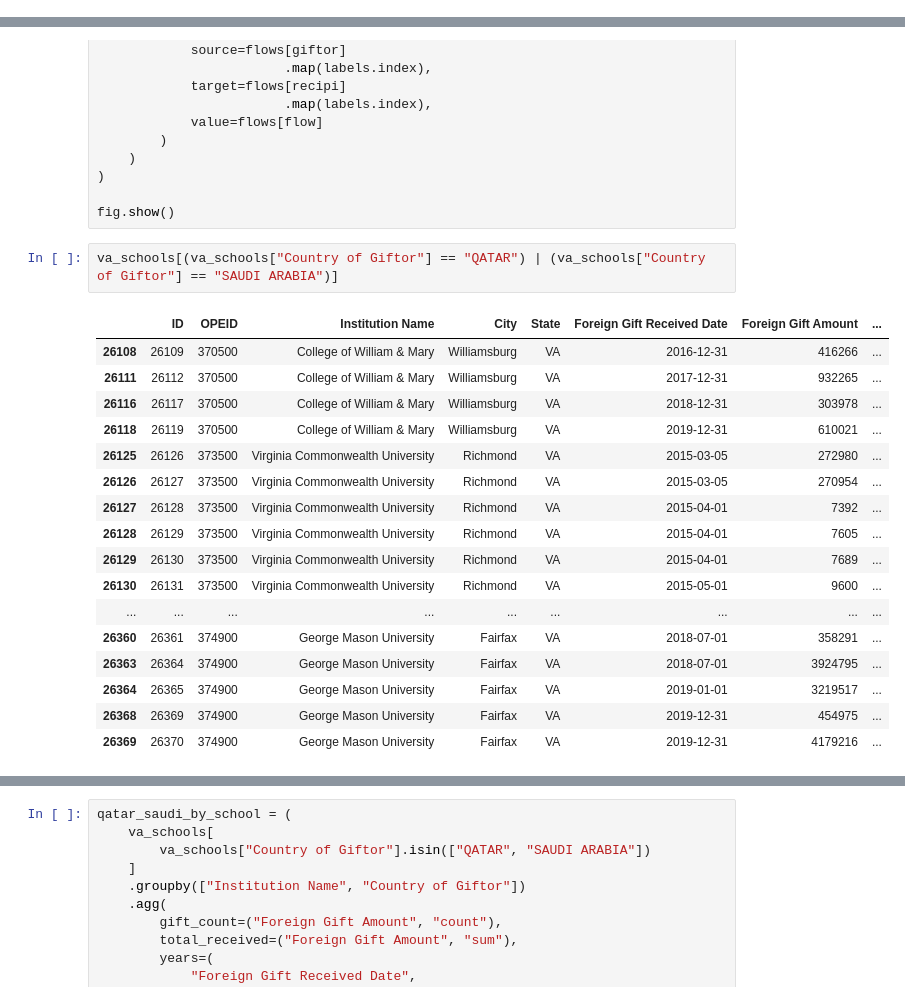
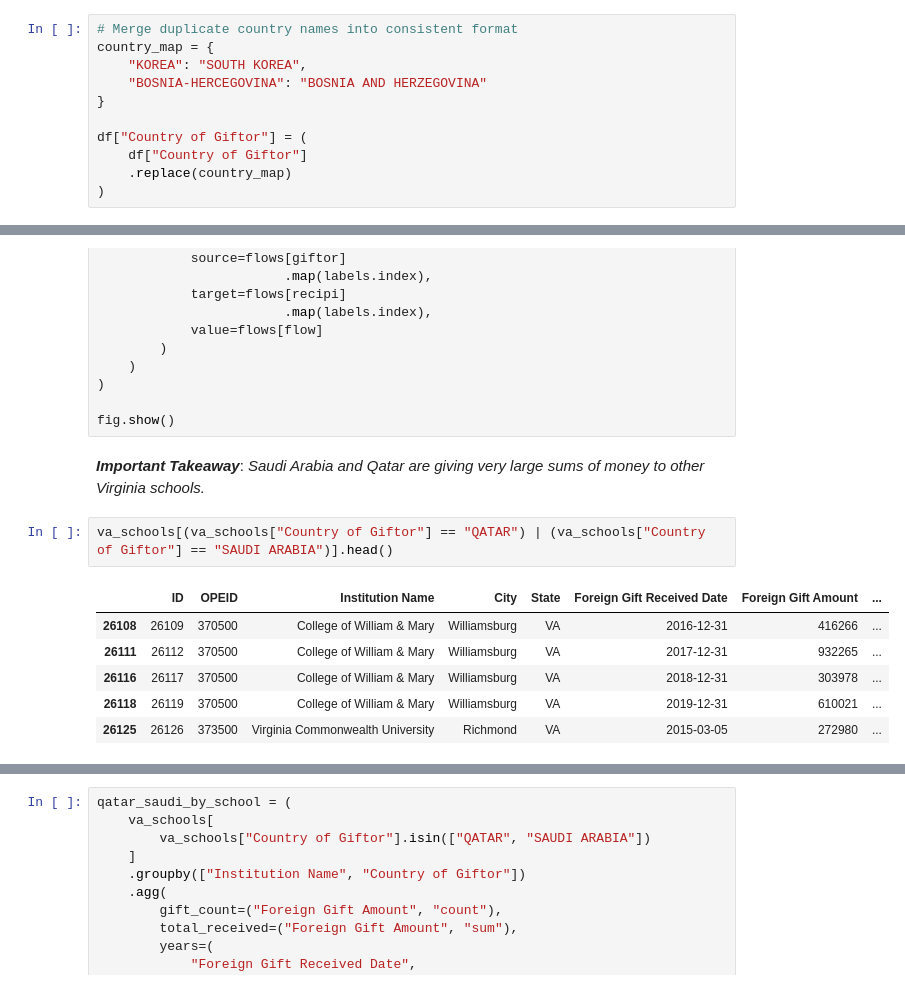
Before and after one commit to ae-phillips/uu_wrangling_and_eda, a Jupyter notebook: lab_1/uva_analysis.ipynb, the cells around one changed output, grey strips where cells are left out. Drawn from its saved outputs; the diff is of its cells as text.

```diff
--- a/lab_1/uva_analysis.ipynb
+++ b/lab_1/uva_analysis.ipynb
@@ -29,3 +32,14 @@ max   2020-06-30
 Name: Foreign Gift Received Date, dtype: datetime64[s]
 # %% [markdown]
 ***Important Takeaway***: *All of the gifts transactions in this data set occurred in the timeframe of 2014-2020. This seems to be a snapshot of available data, so we can't get a full picture of potential trends, but exploring repeated donors is still meaningful.*
+# %%
+# Merge duplicate country names into consistent format
+country_map = {
+    "KOREA": "SOUTH KOREA",
+    "BOSNIA-HERCEGOVINA": "BOSNIA AND HERZEGOVINA"
+}
+
+df["Country of Giftor"] = (
+    df["Country of Giftor"]
+    .replace(country_map)
+)
@@ -633,23 +560,14 @@ fig = go.Figure(
 )
 
 fig.show()
+# %% [markdown]
+***Important Takeaway***: *Saudi Arabia and Qatar are giving very large sums of money to other Virginia schools.*
 # %%
-va_schools[(va_schools["Country of Giftor"] == "QATAR") | (va_schools["Country of Giftor"] == "SAUDI ARABIA")]
+va_schools[(va_schools["Country of Giftor"] == "QATAR") | (va_schools["Country of Giftor"] == "SAUDI ARABIA")].head()
 # %% [output]
 |  | ID | OPEID | Institution Name | City | State | Foreign Gift Received Date | Foreign Gift Amount | ... |
 | 26108 | 26109 | 370500 | College of William & Mary | Williamsburg | VA | 2016-12-31 | 416266 | ... |
 | 26111 | 26112 | 370500 | College of William & Mary | Williamsburg | VA | 2017-12-31 | 932265 | ... |
 | 26116 | 26117 | 370500 | College of William & Mary | Williamsburg | VA | 2018-12-31 | 303978 | ... |
 | 26118 | 26119 | 370500 | College of William & Mary | Williamsburg | VA | 2019-12-31 | 610021 | ... |
 | 26125 | 26126 | 373500 | Virginia Commonwealth University | Richmond | VA | 2015-03-05 | 272980 | ... |
-| 26126 | 26127 | 373500 | Virginia Commonwealth University | Richmond | VA | 2015-03-05 | 270954 | ... |
-| 26127 | 26128 | 373500 | Virginia Commonwealth University | Richmond | VA | 2015-04-01 | 7392 | ... |
-| 26128 | 26129 | 373500 | Virginia Commonwealth University | Richmond | VA | 2015-04-01 | 7605 | ... |
-| 26129 | 26130 | 373500 | Virginia Commonwealth University | Richmond | VA | 2015-04-01 | 7689 | ... |
-| 26130 | 26131 | 373500 | Virginia Commonwealth University | Richmond | VA | 2015-05-01 | 9600 | ... |
-| ... | ... | ... | ... | ... | ... | ... | ... | ... |
-| 26360 | 26361 | 374900 | George Mason University | Fairfax | VA | 2018-07-01 | 358291 | ... |
-| 26363 | 26364 | 374900 | George Mason University | Fairfax | VA | 2018-07-01 | 3924795 | ... |
-| 26364 | 26365 | 374900 | George Mason University | Fairfax | VA | 2019-01-01 | 3219517 | ... |
-| 26368 | 26369 | 374900 | George Mason University | Fairfax | VA | 2019-12-31 | 454975 | ... |
-| 26369 | 26370 | 374900 | George Mason University | Fairfax | VA | 2019-12-31 | 4179216 | ... |
```
Also changed, not shown: parts of 46 cells of this notebook.
